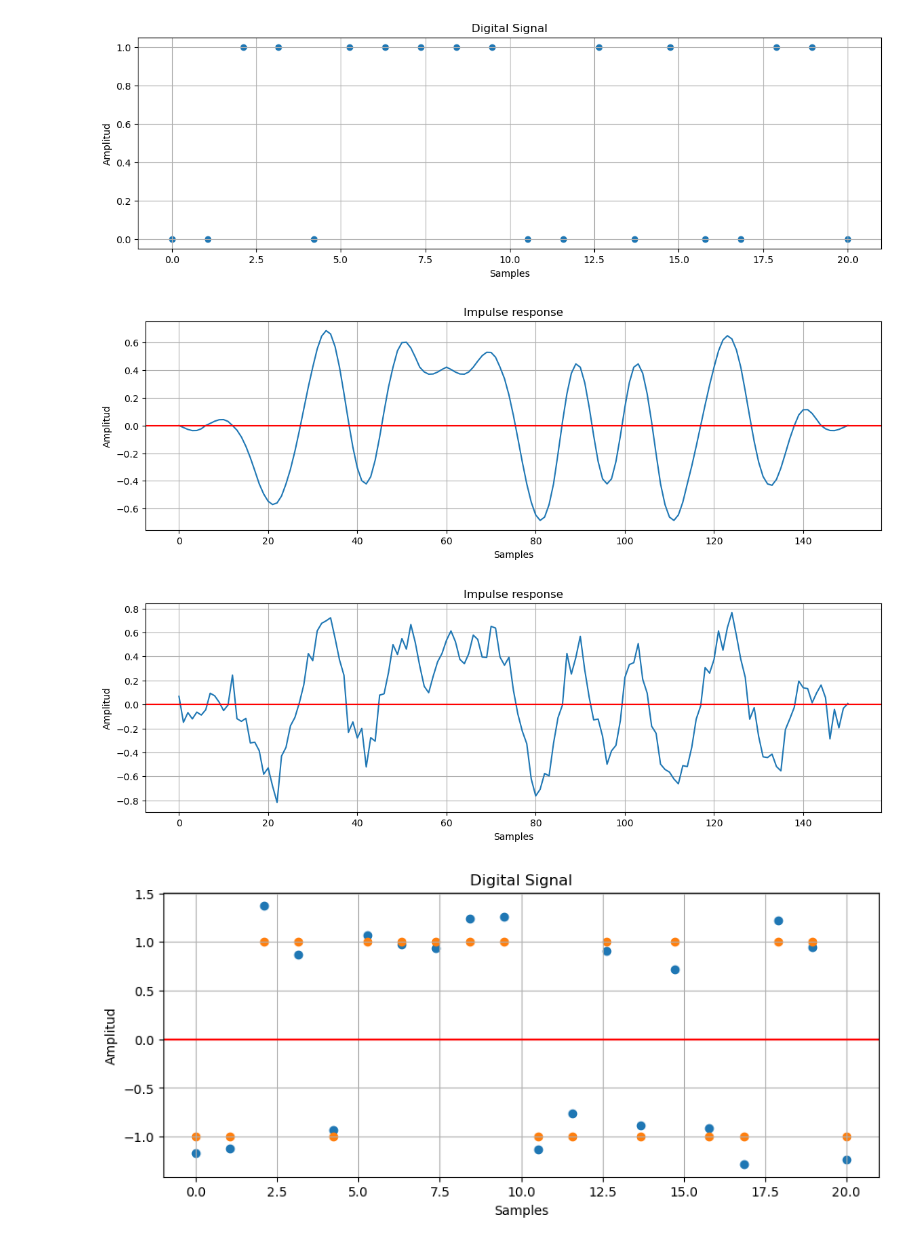
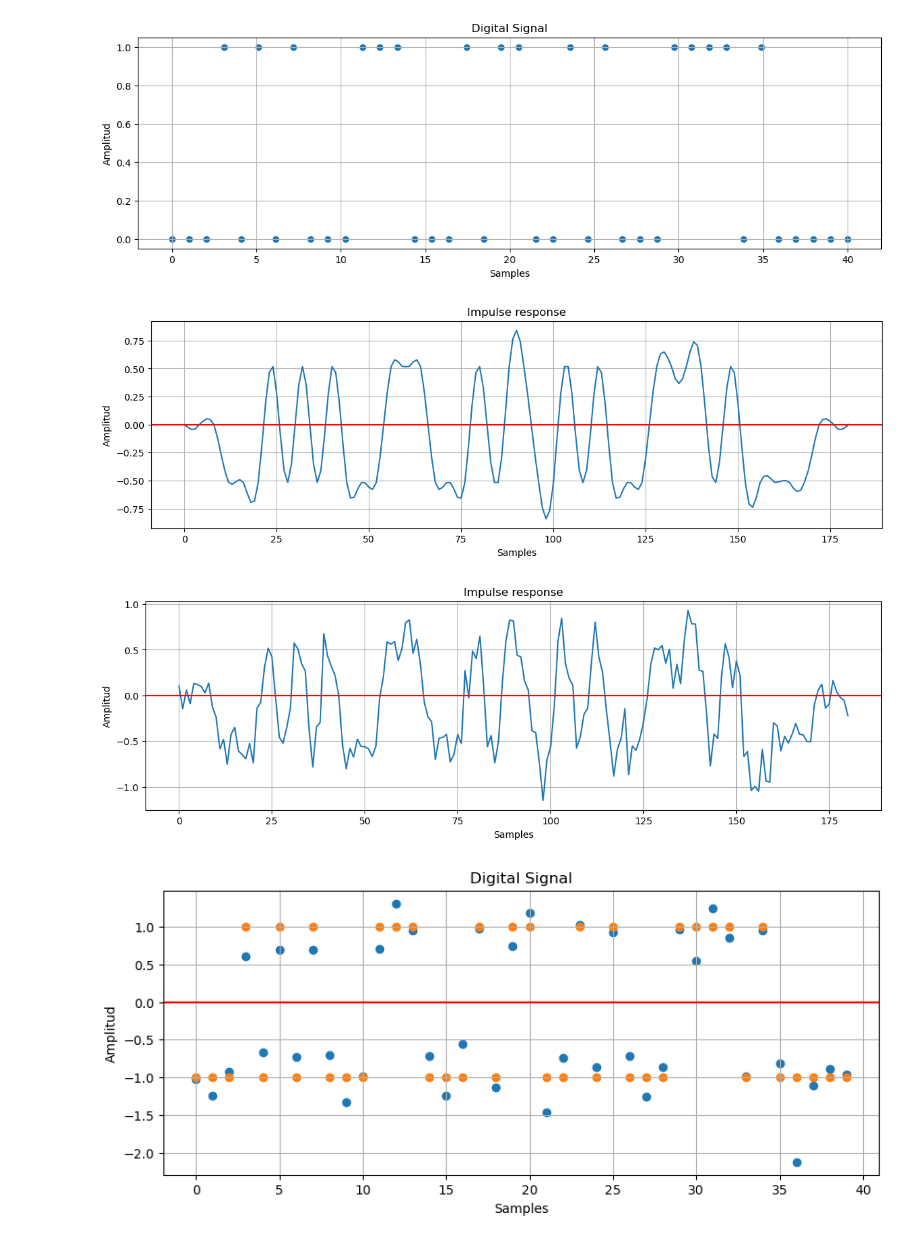
Before and after one commit to jsanchezalmagro/Jupiter, a Jupyter notebook: bpsk.ipynb, the cells around one changed output. Saved outputs shown, nothing was run; the diff lists cells and outputs as text; code cells hidden in the pictures.

```diff
--- a/bpsk.ipynb
+++ b/bpsk.ipynb
@@ -9,7 +9,7 @@ beta = 0.25
 # Number of symbol
 span = 6.0
 # Number of sample per symobl
-sps  = 6.0
+sps  = 4.0
 # Calculate SRRC filter
 h = common.rcosdesign(beta, span, sps, 'normal')
 # %%
@@ -33,6 +33,6 @@ plt.show()
 # %%
 # Binary sequence generaion
-num_d = 20
+num_d = 40
 data_bin_tx = np.random.randint(2, size=num_d).tolist()
 
 # Plot binary secuence
@@ -47,7 +47,7 @@ plt.xlabel("Samples")
 plt.ylabel("Amplitud")
 plt.show()
 # %% [output]
-[figure, old version]
+[figure, new version]
 # %%
 # BPSK codification
 d_tx = common.code_bpsk(data_bin_tx)
@@ -68,13 +68,13 @@ plt.ylabel("Amplitud")
 plt.axhline(0,color='red') # x = 0
 plt.show()
 # %% [output]
-[figure, old version]
+[figure, new version]
 # %%
 # Add noise to the signal
 target_snr_db = 5
 
 # Generate noise
-signal_avg_watts = np.mean(signal)
+signal_avg_watts = abs(np.mean(signal))
 signal_avg_db = 10 * np.log10(signal_avg_watts)
 noise_avg_db = signal_avg_db - target_snr_db
 noise_avg_watts = 10 ** (noise_avg_db / 10)
@@ -96,29 +96,29 @@ plt.ylabel("Amplitud")
 plt.axhline(0,color='red') # x = 0
 plt.show()
 # %% [output]
-[figure, old version]
+[figure, new version]
 # %%
 # DOWN convert with SRRC filter
-p1 = int(sps)
-p2 = int(sps+num_d)
+p1 = int(span)
+p2 = int(span+num_d)
 d_rx = upfirdn(h, signal_noise, down=sps)[p1:p2]
 # %%
 # Plot the BPSK send and the BPSK received
-num_d= len(d_rx)
+num_dx= len(d_rx)
 fig = plt.figure()
 fig.set_figwidth(10)
 fig.set_figheight(4)
 plt.title('Digital Signal')
-x = np.linspace(0, num_d, num_d)
+x = np.linspace(0, num_dx-1, num_dx)
 plt.scatter(x, d_rx)
 plt.scatter(x, d_tx)
 plt.grid()
 plt.xlabel("Samples")
 plt.ylabel("Amplitud")
 plt.axhline(0,color='red') # x = 0
 plt.show()
 # %% [output]
-[figure, old version]
+[figure, new version]
 # %%
 # Plot BPSK constelation
 d_rx_const = d_rx + 1j * 0
```
Also changed, not shown: parts of 2 cells of this notebook, 1 other file.
